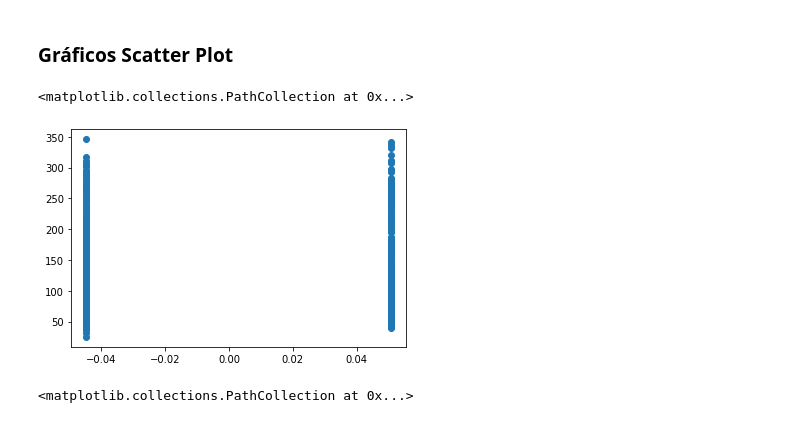
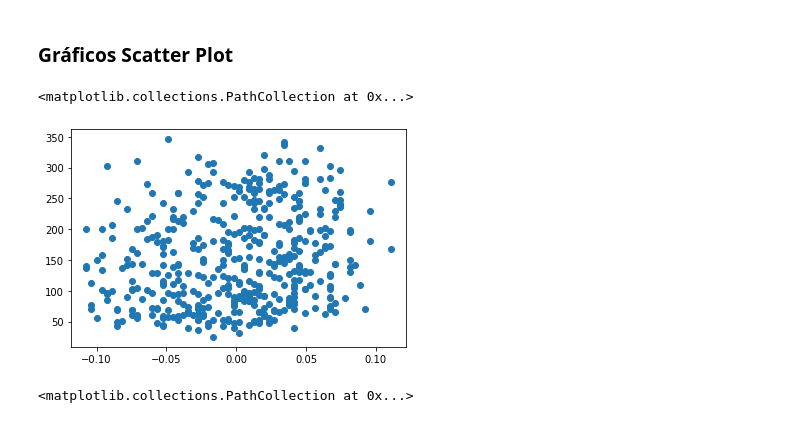
Before and after one commit to henriquecl/IA_UFPE, a Jupyter notebook: Atividade1_IA.ipynb, the cells around one changed output. Saved outputs shown, nothing was run; the diff lists cells and outputs as text; code cells hidden in the pictures.

```diff
--- a/Atividade1_IA.ipynb
+++ b/Atividade1_IA.ipynb
@@ -15,10 +15,10 @@ X, y = datasets.load_diabetes(return_X_y=True)
 ### **Gráficos Scatter Plot**
 # %%
 # X0
-plt.scatter(X[:,1],y)
+plt.scatter(X[:,0],y)
 # %% [output]
 <matplotlib.collections.PathCollection at 0x...>
-[figure, old version]
+[figure, new version]
 # %%
 # X1 (Pior correlação)
 plt.scatter(X[:,1],y)
```
Also changed, not shown: parts of 1 cell of this notebook.
